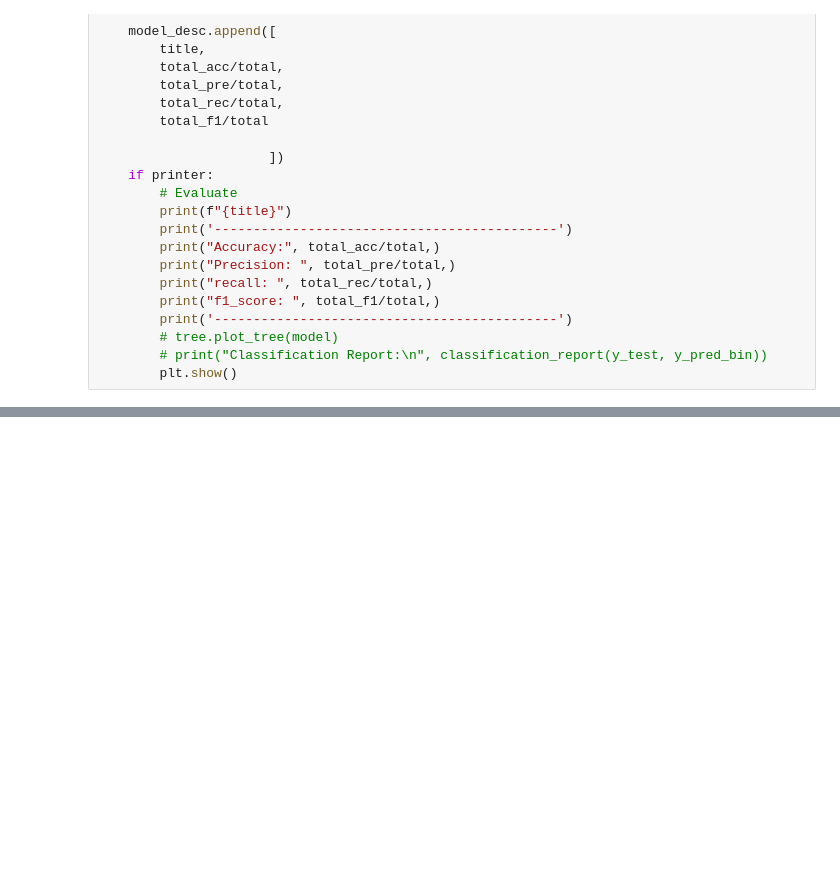
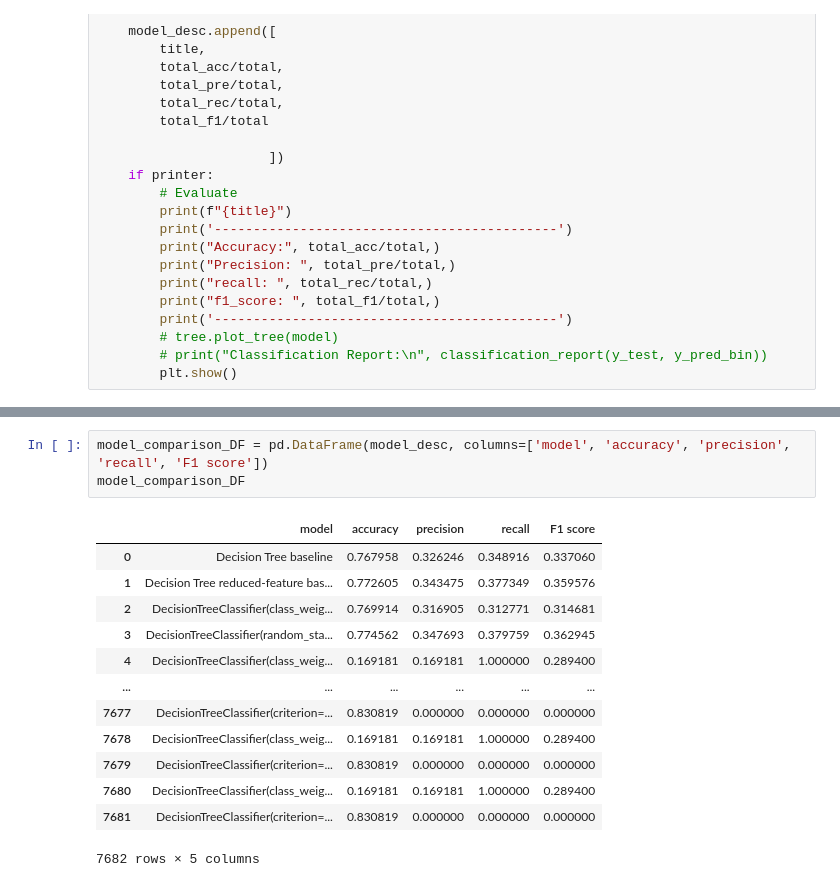
Before and after one commit to gracelovesyah/ml-and-health-predict-mortality-rate, a Jupyter notebook: notebook/Decision Tree Optimisation/4_decisionTreeOpt.ipynb, the cells around one changed output, grey strips where cells are left out. Cells and saved outputs as stored; diff of their text form; blank space fills up the shorter version.

```diff
--- a/notebook/Decision Tree Optimisation/4_decisionTreeOpt.ipynb
+++ b/notebook/Decision Tree Optimisation/4_decisionTreeOpt.ipynb
@@ -124,0 +171,17 @@ f1_score:  0.36167639081995306
+# %%
+model_comparison_DF = pd.DataFrame(model_desc, columns=['model', 'accuracy', 'precision', 'recall', 'F1 score'])
+model_comparison_DF
+# %% [output]
+|  | model | accuracy | precision | recall | F1 score |
+| 0 | Decision Tree baseline | 0.767958 | 0.326246 | 0.348916 | 0.337060 |
+| 1 | Decision Tree reduced-feature bas... | 0.772605 | 0.343475 | 0.377349 | 0.359576 |
+| 2 | DecisionTreeClassifier(class_weig... | 0.769914 | 0.316905 | 0.312771 | 0.314681 |
+| 3 | DecisionTreeClassifier(random_sta... | 0.774562 | 0.347693 | 0.379759 | 0.362945 |
+| 4 | DecisionTreeClassifier(class_weig... | 0.169181 | 0.169181 | 1.000000 | 0.289400 |
+| ... | ... | ... | ... | ... | ... |
+| 7677 | DecisionTreeClassifier(criterion=... | 0.830819 | 0.000000 | 0.000000 | 0.000000 |
+| 7678 | DecisionTreeClassifier(class_weig... | 0.169181 | 0.169181 | 1.000000 | 0.289400 |
+| 7679 | DecisionTreeClassifier(criterion=... | 0.830819 | 0.000000 | 0.000000 | 0.000000 |
+| 7680 | DecisionTreeClassifier(class_weig... | 0.169181 | 0.169181 | 1.000000 | 0.289400 |
+| 7681 | DecisionTreeClassifier(criterion=... | 0.830819 | 0.000000 | 0.000000 | 0.000000 |
+7682 rows × 5 columns
```
Also changed, not shown: parts of 27 cells of this notebook, 1 other file.
